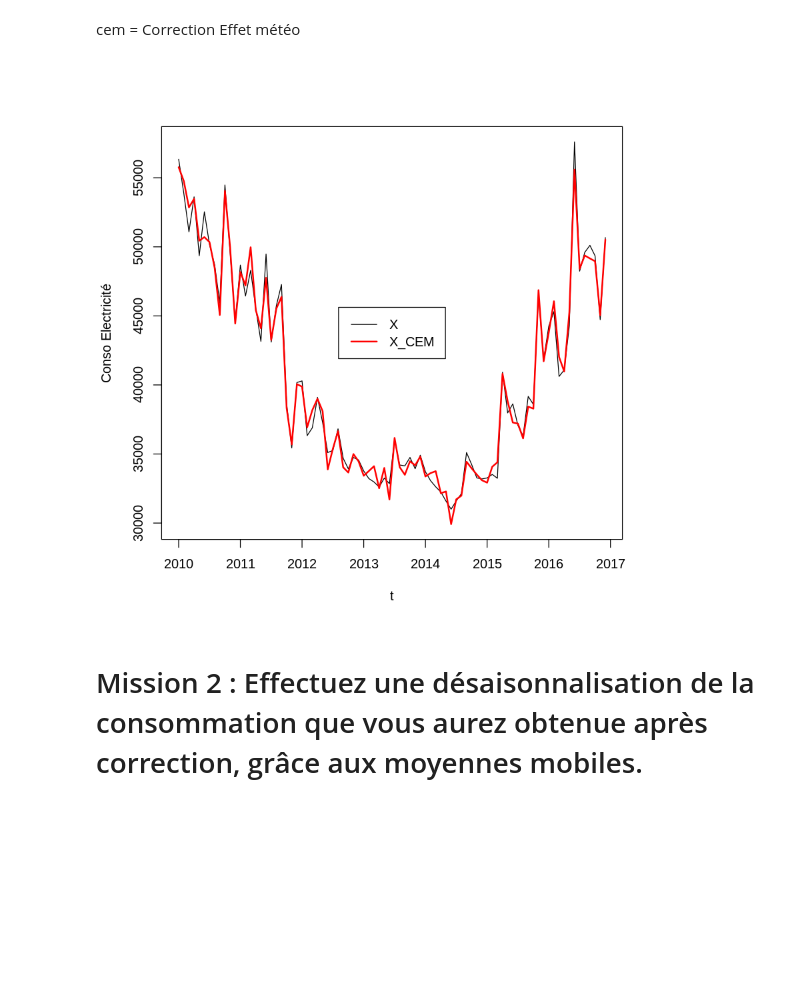
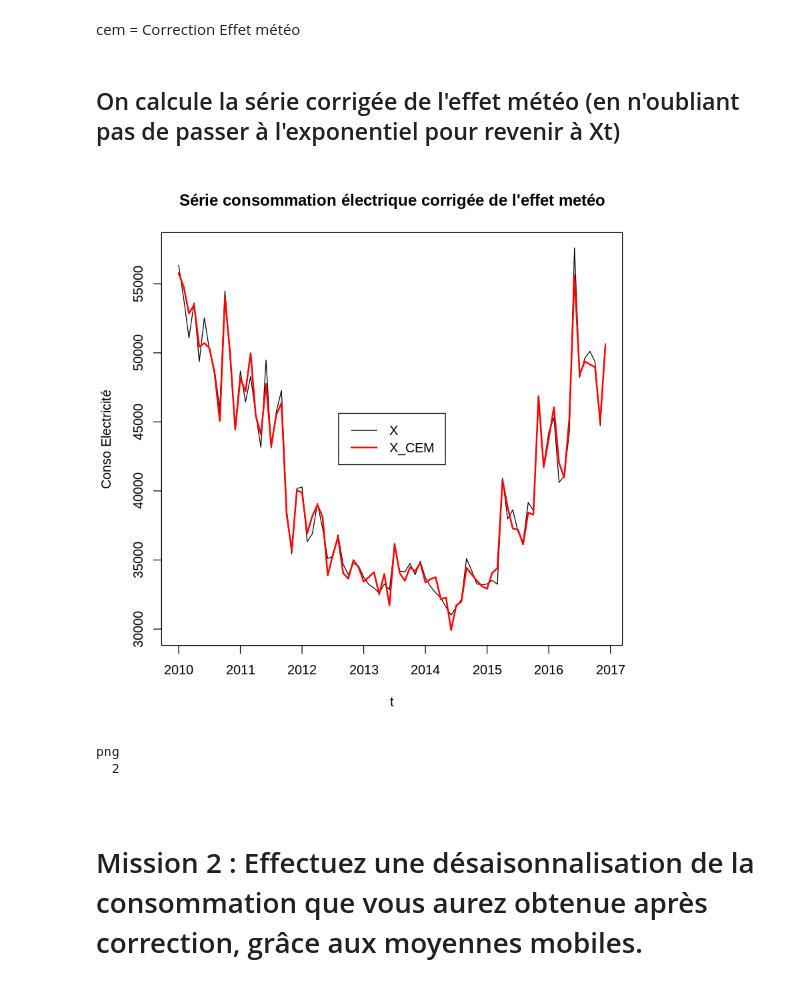
Before and after one commit to Silvock/projet_9_temporal_series, a Jupyter notebook: notebook/analyse.ipynb, the cells around one changed output. Cells and saved outputs as stored; diff of their text form; code cells hidden in the pictures; blank space fills up the shorter version.

```diff
--- a/notebook/analyse.ipynb
+++ b/notebook/analyse.ipynb
@@ -236,15 +292,26 @@ F-statistic: 2.234e+04 on 13 and 71 DF,  p-value: < 2.2e-16
 10.676895436
 # %% [markdown]
 cem = Correction Effet météo
+# %% [markdown]
+## On calcule la série corrigée de l'effet météo (en n'oubliant pas de passer à l'exponentiel pour revenir à Xt)
 # %%
-# On calcule la série corrigée de l'effet météo (en n'oubliant pas de passer à l'exponentiel pour revenir à Xt)
 log_df_energie_ts_cem=log_df_energie_ts-(c[1]*s1+c[2]*s2+c[3]*s3+c[4]*s4+c[5]*s5+c[6]*s6+c[7]*s7+c[8]*s8+c[9]*s9+c[10]*s10+c[11]*s11+c[12]*s12)
 
 df_energie_ts_cem=exp(log_df_energie_ts_cem)
 
-ts.plot(df_energie_ts,df_energie_ts_cem,xlab='t',ylab='Conso Electricité',col=c(1,2),lwd=c(1,2))
+ts.plot(df_energie_ts,df_energie_ts_cem,xlab='t',ylab='Conso Electricité',col=c(1,2),lwd=c(1,2),main = "Série consommation électrique corrigée de l'effet metéo")
 legend('center',legend=c("X","X_CEM"),col=c(1,2),lwd=c(1,2))
 # %% [output]
-[figure, old version]
+[figure, new version]
+# %%
+png(filename='../presentation/images/ts_energie_cem.png')
+ts.plot(df_energie_ts,df_energie_ts_cem,xlab='t',ylab='Conso Electricité',col=c(1,2),lwd=c(1,2),main = "Série consommation électrique corrigée de l'effet metéo")
+legend('center',legend=c("X","X_CEM"),col=c(1,2),lwd=c(1,2))
+dev.off()
+# %% [output]
+png
+  2
+# %% [markdown]
+<a id='mission2'></a>
 # %% [markdown]
 # Mission 2 : Effectuez une désaisonnalisation de la consommation que vous aurez obtenue après correction, grâce aux moyennes mobiles.
```
Also changed, not shown: parts of 87 cells of this notebook, 40 other files.
